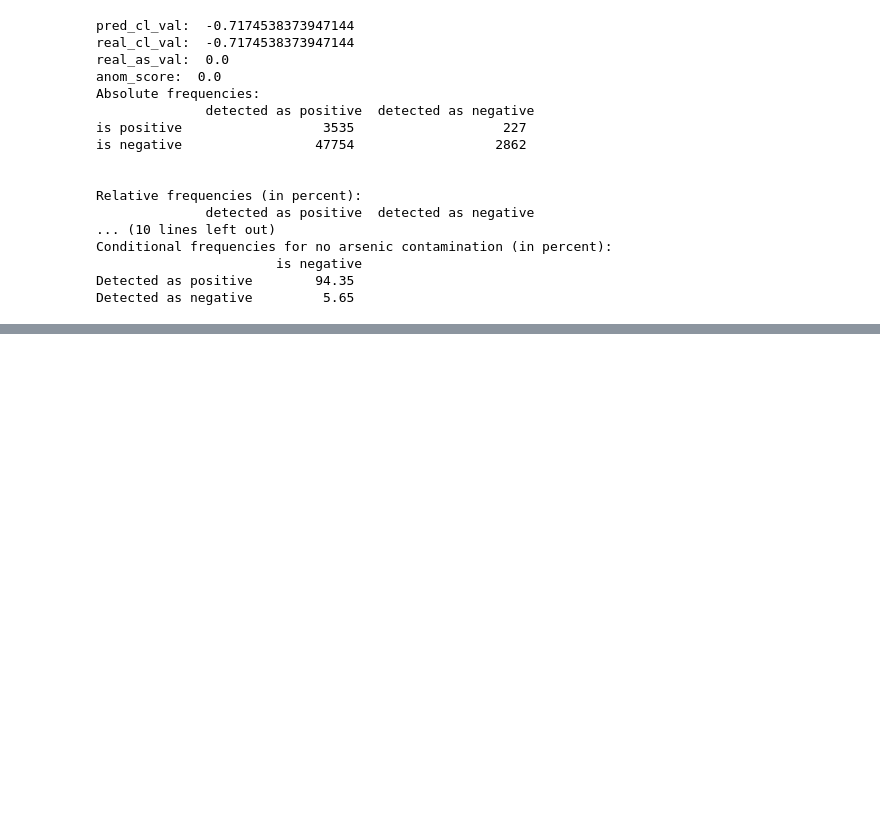
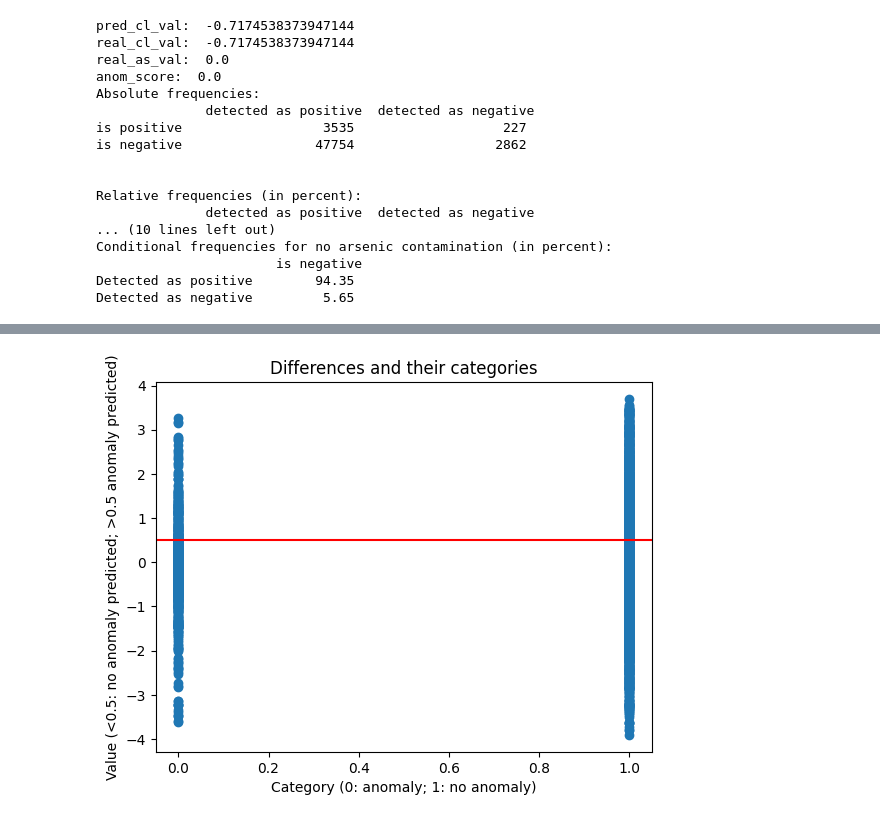
Before and after one commit to esthy13/Arsenic-Detection, a Jupyter notebook: src/notebooks/linear_predictor.ipynb, the cells around one changed output, grey strips where cells are left out. Cells and saved outputs as stored; diff of their text form; code cells hidden in the pictures; blank space fills up the shorter version.

```diff
--- a/src/notebooks/linear_predictor.ipynb
+++ b/src/notebooks/linear_predictor.ipynb
@@ -1655,0 +1984,24 @@ Detected as negative         5.65
+# %%
+
+tp_diffs_no_cont = np.array([tp_val_no_cont[1] for tp_val_no_cont in anomalies_truth_values_i_c_no_cont["true"]])
+fp_diffs_no_cont = np.array([fp_val_no_cont[1] for fp_val_no_cont in anomalies_truth_values_i_c_no_cont["false"]])
+tn_diffs_no_cont = np.array([tn_val_no_cont[1] for tn_val_no_cont in no_anomalies_truth_values_i_c_no_cont["true"]])
+fn_diffs_no_cont = np.array([fn_val_no_cont[1] for fn_val_no_cont in no_anomalies_truth_values_i_c_no_cont["false"]])
+
+
+full_diffs_no_cont = np.concatenate((tp_diffs_no_cont, fn_diffs_no_cont, tn_diffs_no_cont, fp_diffs_no_cont))
+
+categories_no_cont = np.concatenate((
+    np.zeros((len(tp_diffs_no_cont) + len(fn_diffs_no_cont)), dtype=int),
+    np.ones((len(tn_diffs_no_cont) + len(fp_diffs_no_cont)), dtype=int)
+))
+
+
+plt.scatter(categories_no_cont, full_diffs_no_cont)
+plt.xlabel('Category (0: anomaly; 1: no anomaly)')
+plt.ylabel('Value (<0.5: no anomaly predicted; >0.5 anomaly predicted)')
+plt.axhline(y=0.5, color='r', linestyle='-')
+plt.title('Differences and their categories')
+plt.show()
+# %% [output]
+[figure, added]
```
Also changed, not shown: parts of 12 cells of this notebook.
